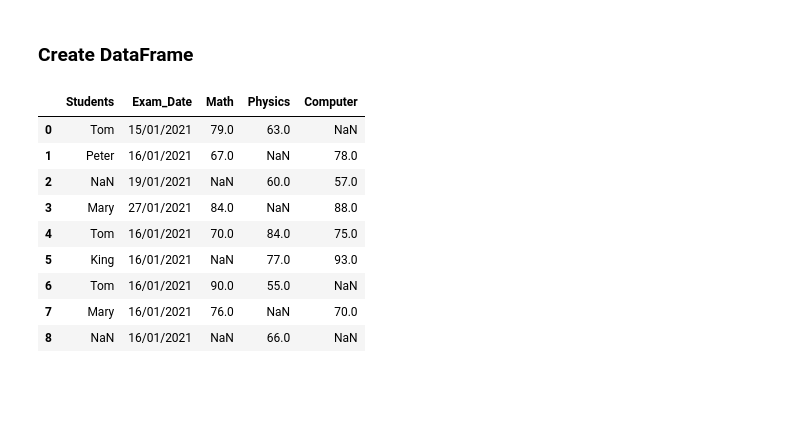
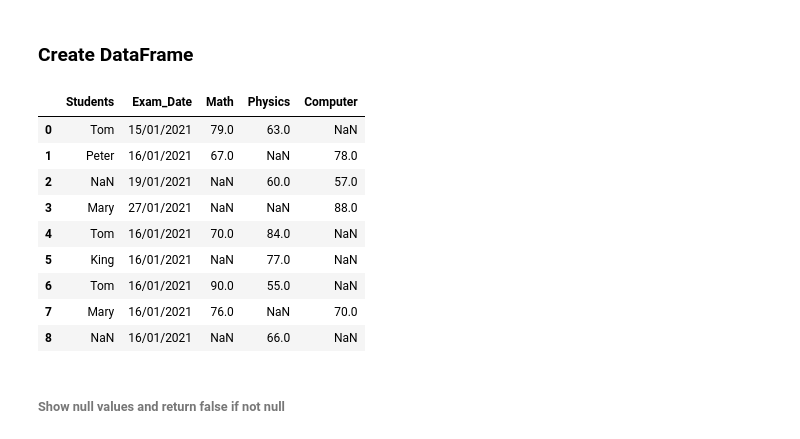
Before and after one commit to SammyOngaya/data2ml, a Jupyter notebook: data-pre-processing.ipynb, the cells around one changed output. Cells and saved outputs as stored; diff of their text form; code cells hidden in the pictures; blank space fills up the shorter version.

```diff
--- a/data-pre-processing.ipynb
+++ b/data-pre-processing.ipynb
@@ -10,24 +10,26 @@ import numpy as np
 # %%
 missing_data_df = pd.DataFrame(
     {
         "Students": ["Tom", "Peter",np.nan, "Mary", "Tom","King","Tom","Mary",np.nan],
         "Exam_Date": ["15/01/2021", "16/01/2021", "19/01/2021", "27/01/2021", "16/01/2021",
                       "16/01/2021", "16/01/2021", "16/01/2021", "16/01/2021"],
-        "Math": [79.00, 67.00,np.nan, 84.00, 70.00,np.nan,90.00,76.00,np.nan],
+        "Math": [79.00, 67.00,np.nan, np.nan, 70.00,np.nan,90.00,76.00,np.nan],
         "Physics":[63.00, np.nan, 60.00, np.nan,84.00, 77.00,55.00,np.nan,66.00],
-        "Computer":[np.nan,78.00, 57.00, 88.00, 75.00,93.00,np.nan,70.00,np.nan],
+        "Computer":[np.nan,78.00, 57.00, 88.00, np.nan,np.nan,np.nan,70.00,np.nan],
     }
 )
 
 missing_data_df
 # %% [output]
 |  | Students | Exam_Date | Math | Physics | Computer |
 | 0 | Tom | 15/01/2021 | 79.0 | 63.0 | NaN |
 | 1 | Peter | 16/01/2021 | 67.0 | NaN | 78.0 |
 | 2 | NaN | 19/01/2021 | NaN | 60.0 | 57.0 |
-| 3 | Mary | 27/01/2021 | 84.0 | NaN | 88.0 |
-| 4 | Tom | 16/01/2021 | 70.0 | 84.0 | 75.0 |
-| 5 | King | 16/01/2021 | NaN | 77.0 | 93.0 |
+| 3 | Mary | 27/01/2021 | NaN | NaN | 88.0 |
+| 4 | Tom | 16/01/2021 | 70.0 | 84.0 | NaN |
+| 5 | King | 16/01/2021 | NaN | 77.0 | NaN |
 | 6 | Tom | 16/01/2021 | 90.0 | 55.0 | NaN |
 | 7 | Mary | 16/01/2021 | 76.0 | NaN | 70.0 |
 | 8 | NaN | 16/01/2021 | NaN | 66.0 | NaN |
+# %% [markdown]
+###### Show null values and return false if not null
```
Also changed, not shown: parts of 32 cells of this notebook.
